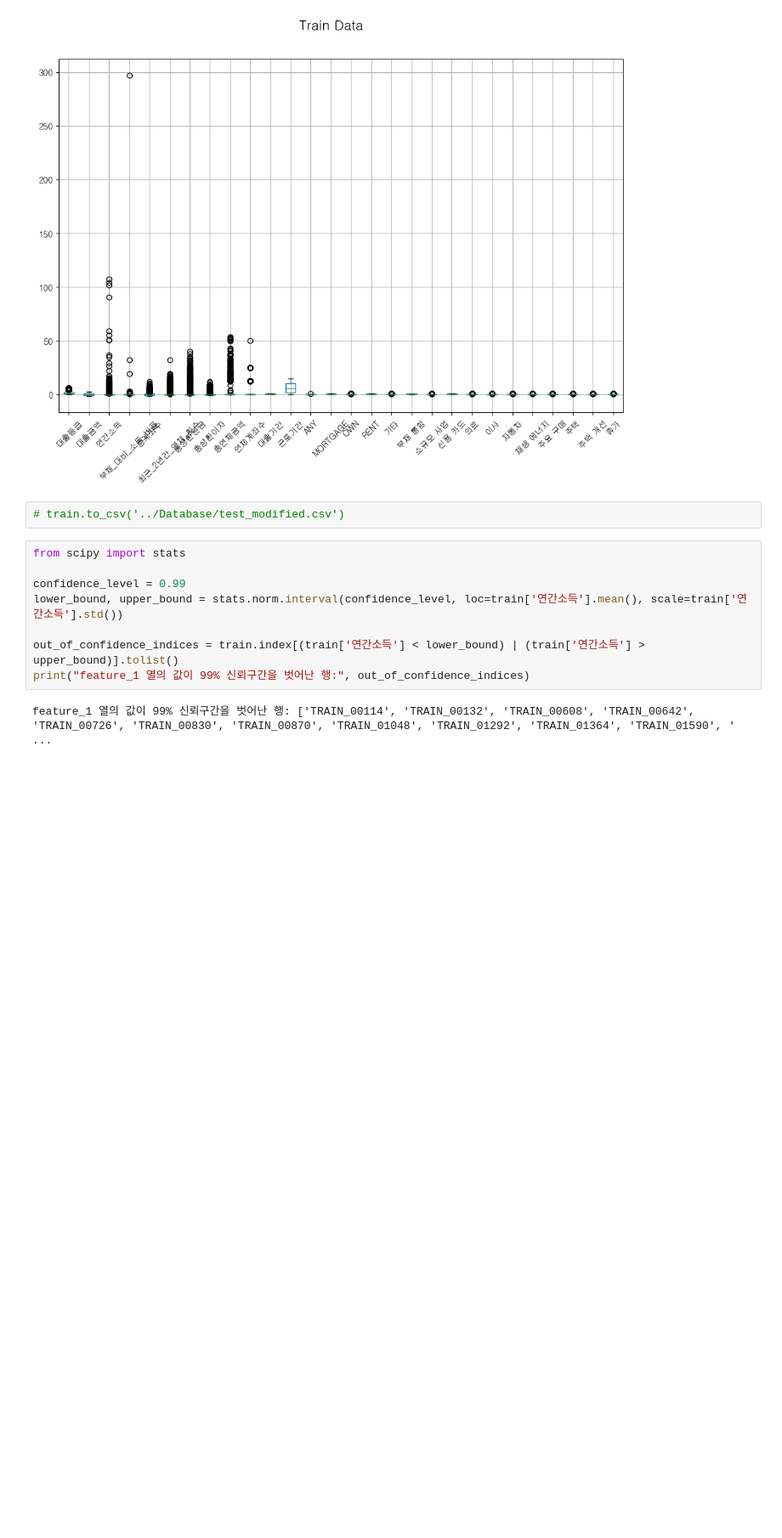
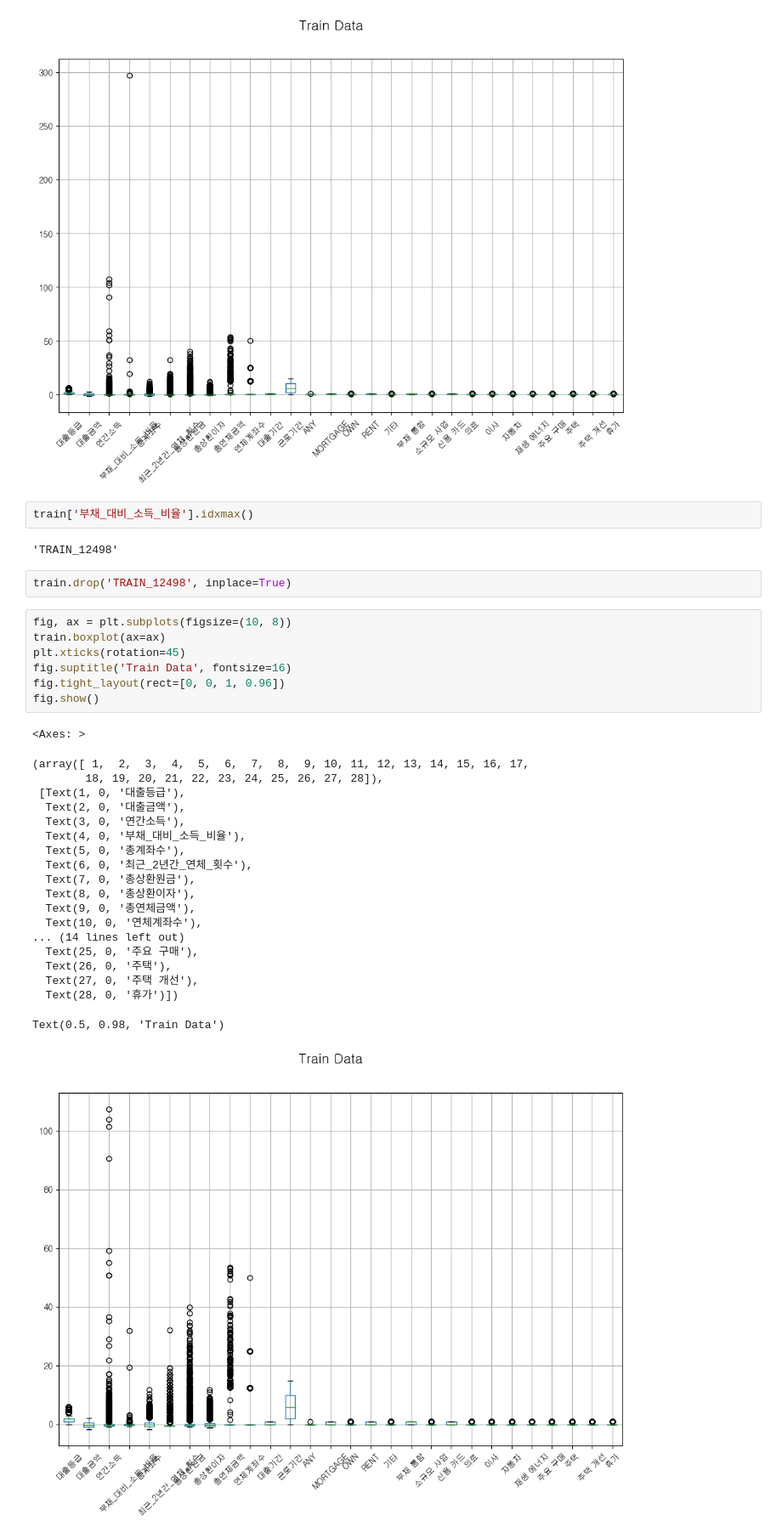
Before and after one commit to kimjuhwan1234/Customer_Loan_Rate_Classification, a Jupyter notebook: Codes/0_Preprocessing.ipynb, the cells around one changed output. Shown: that part at 85% size. Saved outputs shown, nothing was run; the diff lists cells and outputs as text; blank space fills up the shorter version.

```diff
--- a/Codes/0_Preprocessing.ipynb
+++ b/Codes/0_Preprocessing.ipynb
@@ -272,15 +272,37 @@ fig.show()
   Text(28, 0, '휴가')])
 Text(0.5, 0.98, 'Train Data')
 [figure]
-# %%
-# train.to_csv('../Database/test_modified.csv')
-# %%
-from scipy import stats
-
-confidence_level = 0.99
-lower_bound, upper_bound = stats.norm.interval(confidence_level, loc=train['연간소득'].mean(), scale=train['연간소득'].std())
-
-out_of_confidence_indices = train.index[(train['연간소득'] < lower_bound) | (train['연간소득'] > upper_bound)].tolist()
-print("feature_1 열의 값이 99% 신뢰구간을 벗어난 행:", out_of_confidence_indices)
-# %% [output]
-feature_1 열의 값이 99% 신뢰구간을 벗어난 행: ['TRAIN_00114', 'TRAIN_00132', 'TRAIN_00608', 'TRAIN_00642', 'TRAIN_00726', 'TRAIN_00830', 'TRAIN_00870', 'TRAIN_01048', 'TRAIN_01292', 'TRAIN_01364', 'TRAIN_01590', ' ...
+# %%
+train['부채_대비_소득_비율'].idxmax()
+# %% [output]
+'TRAIN_12498'
+# %%
+train.drop('TRAIN_12498', inplace=True)
+# %%
+fig, ax = plt.subplots(figsize=(10, 8))
+train.boxplot(ax=ax)
+plt.xticks(rotation=45)
+fig.suptitle('Train Data', fontsize=16)
+fig.tight_layout(rect=[0, 0, 1, 0.96])
+fig.show()
+# %% [output]
+<Axes: >
+(array([ 1,  2,  3,  4,  5,  6,  7,  8,  9, 10, 11, 12, 13, 14, 15, 16, 17,
+        18, 19, 20, 21, 22, 23, 24, 25, 26, 27, 28]),
+ [Text(1, 0, '대출등급'),
+  Text(2, 0, '대출금액'),
+  Text(3, 0, '연간소득'),
+  Text(4, 0, '부채_대비_소득_비율'),
+  Text(5, 0, '총계좌수'),
+  Text(6, 0, '최근_2년간_연체_횟수'),
+  Text(7, 0, '총상환원금'),
+  Text(8, 0, '총상환이자'),
+  Text(9, 0, '총연체금액'),
+  Text(10, 0, '연체계좌수'),
+... (14 lines left out)
+  Text(25, 0, '주요 구매'),
+  Text(26, 0, '주택'),
+  Text(27, 0, '주택 개선'),
+  Text(28, 0, '휴가')])
+Text(0.5, 0.98, 'Train Data')
+[figure, added]
```
Also changed, not shown: parts of 2 cells of this notebook, 4 other files.
